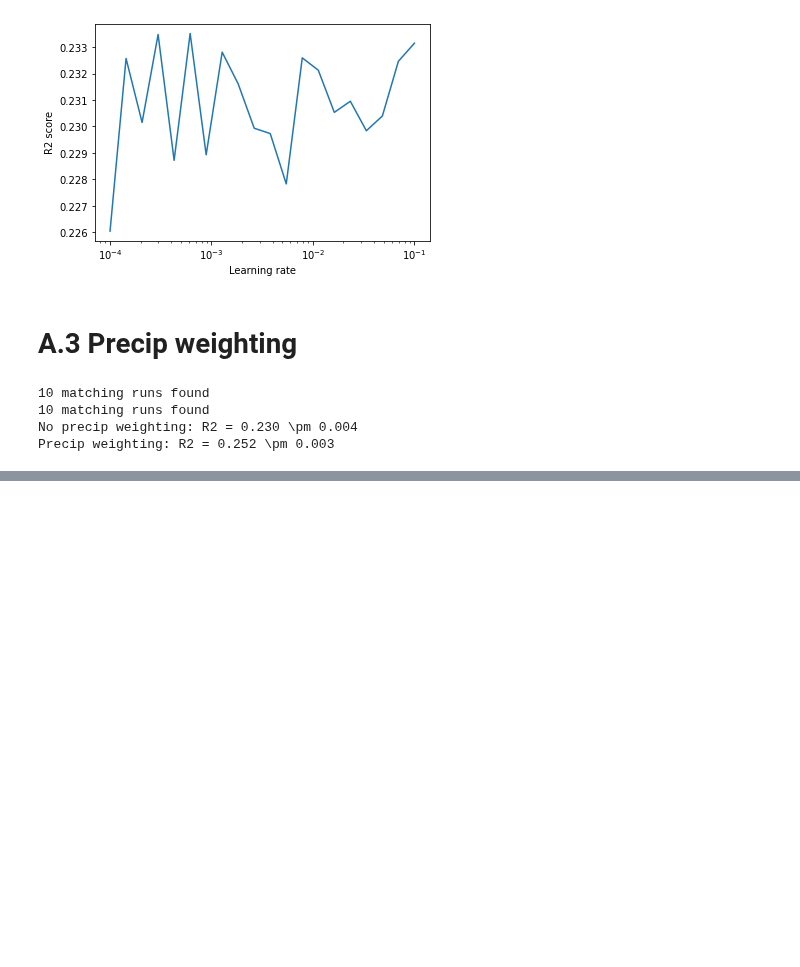
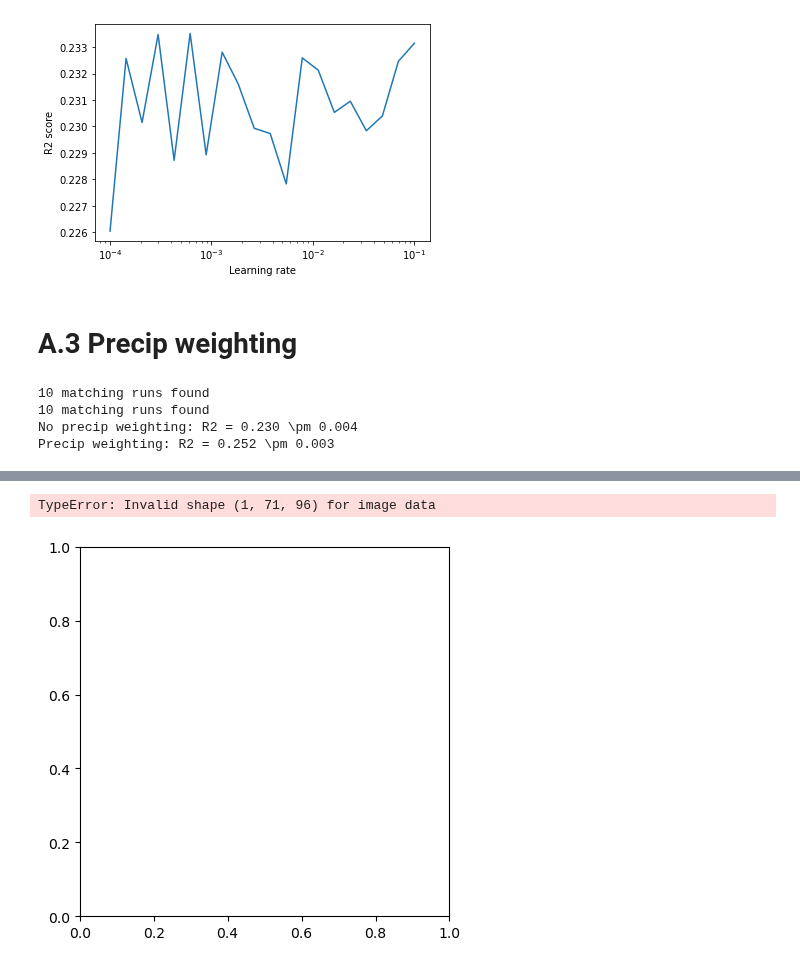
Before and after one commit to jonathanwider/isoEm, a Jupyter notebook: Reproduce_thesis_experiments_new_files_eval.ipynb, the cells around one changed output, grey strips where cells are left out. Cells and saved outputs as stored; diff of their text form; code cells hidden in the pictures; blank space fills up the shorter version.

```diff
--- a/Reproduce_thesis_experiments_new_files_eval.ipynb
+++ b/Reproduce_thesis_experiments_new_files_eval.ipynb
@@ -825,0 +799,10 @@ ValueError: No matching folder found
+# %%
+gt_c = {
+    "DATASET_DESCRIPTION": {"RESULTS_INTERPOLATED": True,
+                            "RESULTS_RESCALED": False,
+                            "GRID_TYPE": "Ico"},
+    "MODEL_TRAINING_DESCRIPTION": {"MODEL_TYPE": "UNet_Flat",
+                                  }
+}
+# %%
+descriptions_interp, predictions_interp, gt_interp, masks_interp = load_data_for_comparison(base_folder, gt_c)
@@ -825,0 +811,11 @@ ValueError: No matching folder found
+# %%
+# do second interpolation:
+
+data_r = []
+gt_r = []
+
+for i in range(len(descriptions_interp)):
+    data, gt = get_interpolated_data_and_gt(descriptions_interp[i], predictions_interp[i], output_folder=base_folder,
+                                            script_folder="Scripts/", do_scaling=False)
+    data_r.append(data)
+    gt_r.append(gt)
@@ -825,0 +899,2 @@ ValueError: No matching folder found
+# %%
+r2 = get_r2(gt_flat[0], data_r[0])
@@ -825,0 +903,5 @@ ValueError: No matching folder found
+# %%
+plt.imshow(r2)
+# %% [output]
+TypeError: Invalid shape (1, 71, 96) for image data
+[figure, added]
```
Also changed, not shown: parts of 12 cells of this notebook, 3 other files.
